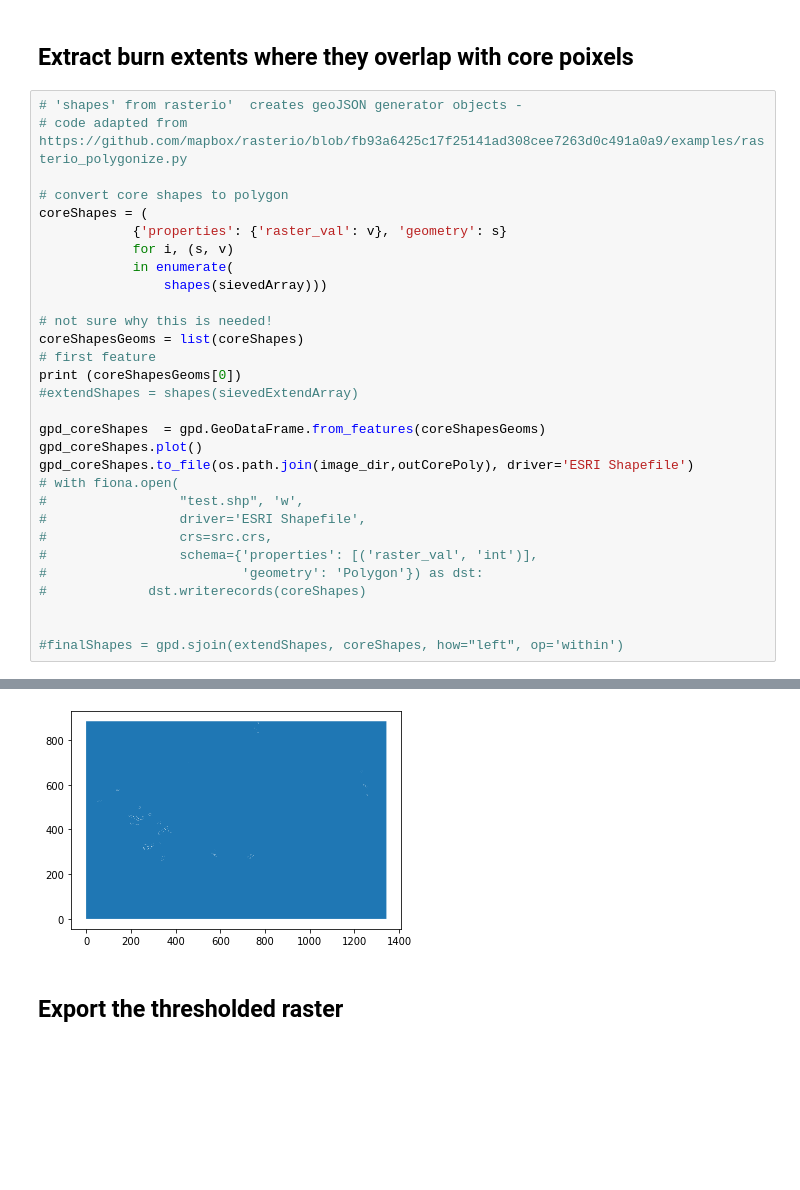
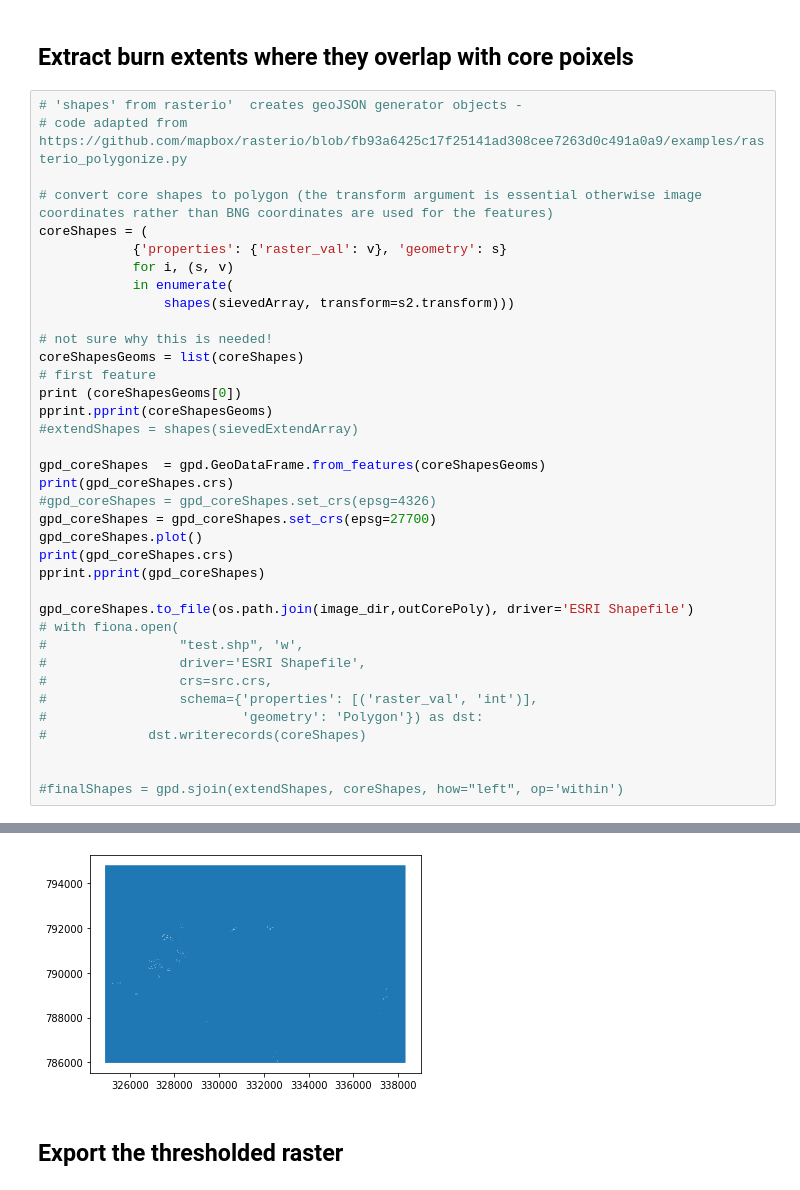
Before and after one commit to duncansnh/burn-mapping, a Jupyter notebook: CUU_burn_extent_image_thresholding.ipynb, the cells around one changed output, grey strips where cells are left out. Saved outputs shown, nothing was run; the diff lists cells and outputs as text; blank space fills up the shorter version.

```diff
--- a/CUU_burn_extent_image_thresholding.ipynb
+++ b/CUU_burn_extent_image_thresholding.ipynb
@@ -198,21 +201,28 @@ rotatexlabels = plt.setp(ax.get_xticklabels(),rotation=90) #rotate x tick labels
 # 'shapes' from rasterio'  creates geoJSON generator objects -
 # code adapted from https://github.com/mapbox/rasterio/blob/fb93a6425c17f25141ad308cee7263d0c491a0a9/examples/rasterio_polygonize.py
 
-# convert core shapes to polygon
+# convert core shapes to polygon (the transform argument is essential otherwise image coordinates rather than BNG coordinates are used for the features)
 coreShapes = (
             {'properties': {'raster_val': v}, 'geometry': s}
             for i, (s, v)
             in enumerate(
-                shapes(sievedArray)))
+                shapes(sievedArray, transform=s2.transform)))
 
 # not sure why this is needed!
 coreShapesGeoms = list(coreShapes)
 # first feature
 print (coreShapesGeoms[0])
+pprint.pprint(coreShapesGeoms)
 #extendShapes = shapes(sievedExtendArray)
 
 gpd_coreShapes  = gpd.GeoDataFrame.from_features(coreShapesGeoms)
+print(gpd_coreShapes.crs)
+#gpd_coreShapes = gpd_coreShapes.set_crs(epsg=4326)
+gpd_coreShapes = gpd_coreShapes.set_crs(epsg=27700)
 gpd_coreShapes.plot()
+print(gpd_coreShapes.crs)
+pprint.pprint(gpd_coreShapes)
+
 gpd_coreShapes.to_file(os.path.join(image_dir,outCorePoly), driver='ESRI Shapefile')
 # with fiona.open(
 #                 "test.shp", 'w',
@@ -229,4 +254,4 @@ gpd_coreShapes.to_file(os.path.join(image_dir,outCorePoly), driver='ESRI Shapefi
-[figure, old version]
+[figure, new version]
 # %% [markdown]
 ## Export the thresholded raster
 # %%
```
Also changed, not shown: parts of 3 cells of this notebook.
